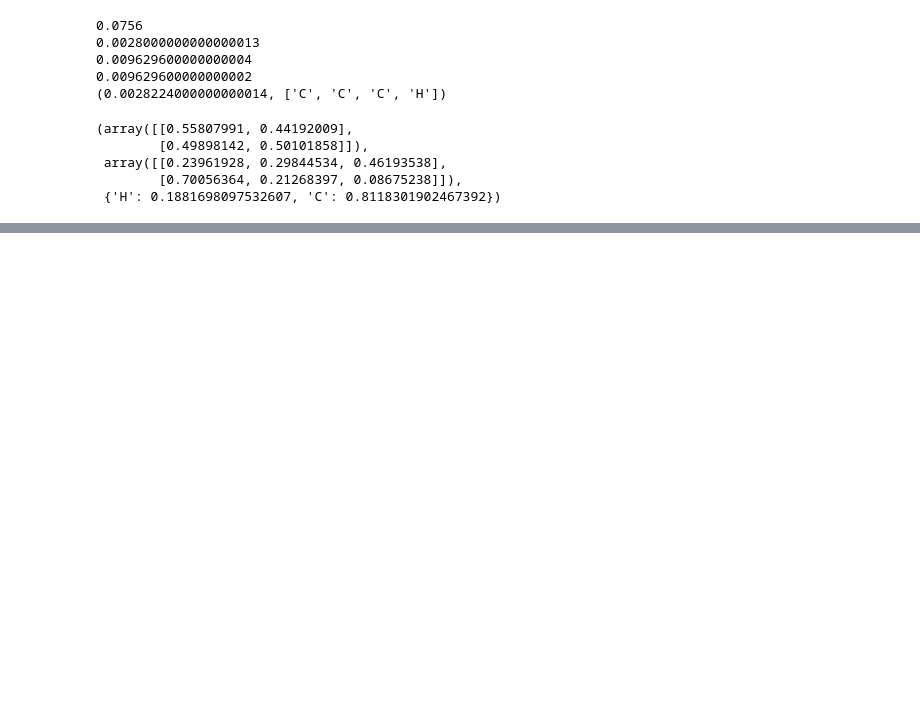
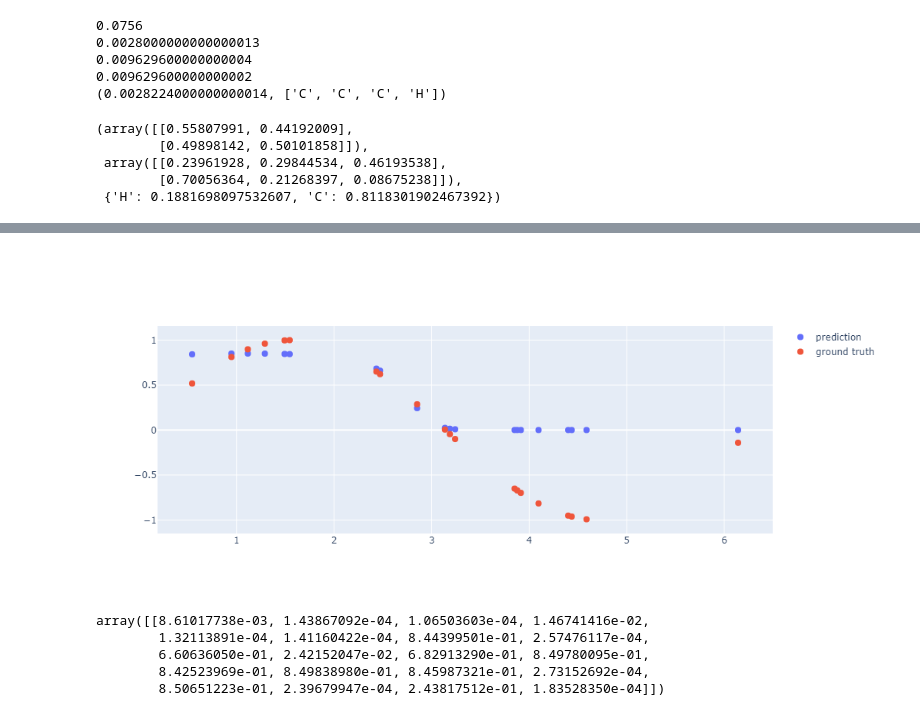
Before and after one commit to papstchaka/basic_ml, a Jupyter notebook: Test.ipynb, the cells around one changed output, grey strips where cells are left out. Drawn from its saved outputs; the diff is of its cells as text; code cells hidden in the pictures; blank space fills up the shorter version.

Commit message:
added testing of deep learning

```diff
--- a/Test.ipynb
+++ b/Test.ipynb
@@ -190,3 +192,15 @@ hmm.A, hmm.B, hmm.pi
  array([[0.23961928, 0.29844534, 0.46193538],
         [0.70056364, 0.21268397, 0.08675238]]),
  {'H': 0.1881698097532607, 'C': 0.8118301902467392})
+# %%
+import autograd.numpy as np
+
+X = 2*np.pi*np.random.rand(20).reshape(1,-1).astype(float)
+y = np.sin(X).astype(float)
+
+from library.deep_learning import NeuralNetwork
+
+nn = NeuralNetwork([X.shape[0], 20, 10, 5, X.shape[0]])
+nn.train(X, y, epochs=int(1e5), lr=0.1)
+nn.predict(X,y,1)
+# %% [output]
@@ -192,0 +208,6 @@ hmm.A, hmm.B, hmm.pi
+[figure, added]
+array([[8.61017738e-03, 1.43867092e-04, 1.06503603e-04, 1.46741416e-02,
+        1.32113891e-04, 1.41160422e-04, 8.44399501e-01, 2.57476117e-04,
+        6.60636050e-01, 2.42152047e-02, 6.82913290e-01, 8.49780095e-01,
+        8.42523969e-01, 8.49838980e-01, 8.45987321e-01, 2.73152692e-04,
+        8.50651223e-01, 2.39679947e-04, 2.43817512e-01, 1.83528350e-04]])
```
Also changed, not shown: parts of 3 cells of this notebook.
